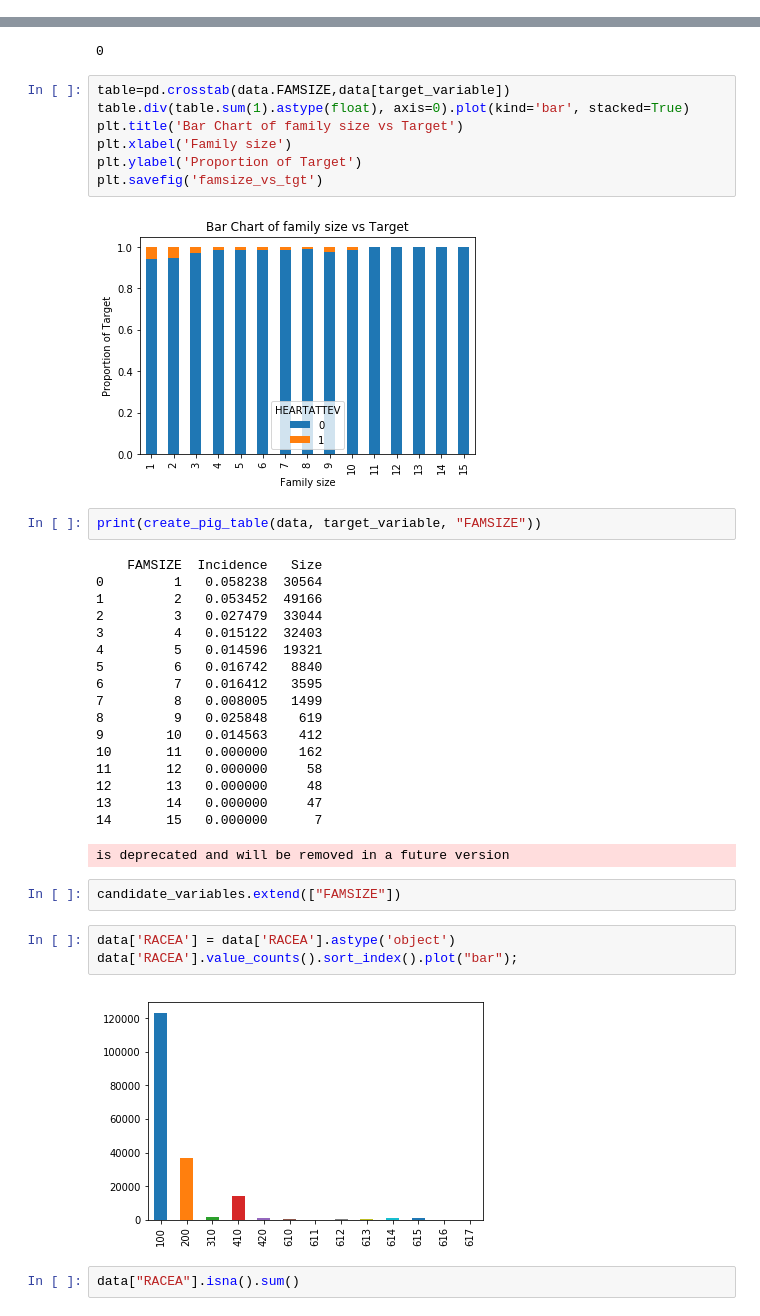
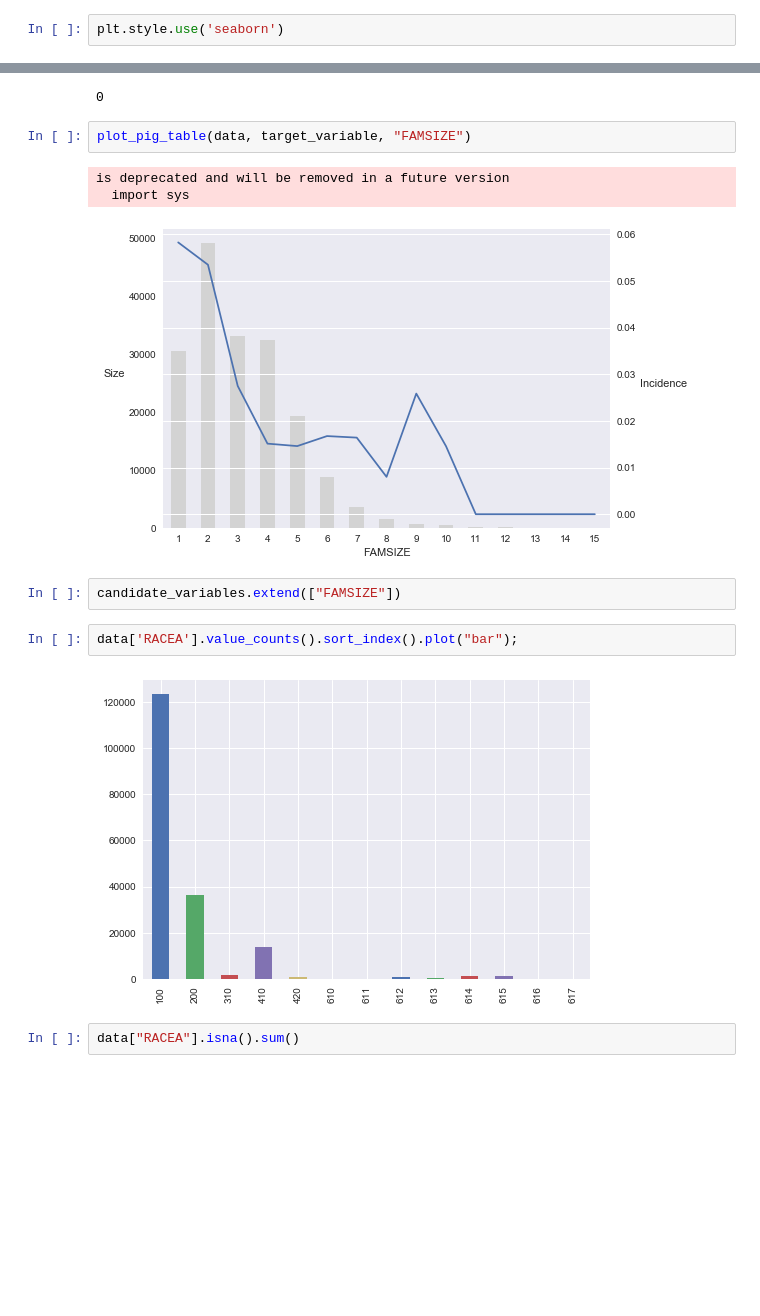
Before and after one commit to honshu77/DSA_project, a Jupyter notebook: IPUMS.ipynb, the cells around one changed output, grey strips where cells are left out. Saved outputs shown, nothing was run; the diff lists cells and outputs as text; blank space fills up the shorter version.

```diff
--- a/IPUMS.ipynb
+++ b/IPUMS.ipynb
@@ -16,4 +18,6 @@ from sklearn.ensemble.partial_dependence import partial_dependence, plot_partial
 import xgboost as xgb
+# %%
+plt.style.use('seaborn')
 # %%
 def logreg_auc(variables, target, basetable):
     X = basetable[variables]
@@ -278,42 +227,18 @@ data['FAMSIZE'].value_counts().sort_index().plot("bar");
 data["FAMSIZE"].isna().sum()
 # %% [output]
 0
-# %%
-table=pd.crosstab(data.FAMSIZE,data[target_variable])
-table.div(table.sum(1).astype(float), axis=0).plot(kind='bar', stacked=True)
-plt.title('Bar Chart of family size vs Target')
-plt.xlabel('Family size')
-plt.ylabel('Proportion of Target')
-plt.savefig('famsize_vs_tgt')
-# %% [output]
-[figure, removed]
 # %%
-print(create_pig_table(data, target_variable, "FAMSIZE"))
+plot_pig_table(data, target_variable, "FAMSIZE")
 # %% [output]
-    FAMSIZE  Incidence   Size
-0         1   0.058238  30564
-1         2   0.053452  49166
-2         3   0.027479  33044
-3         4   0.015122  32403
-4         5   0.014596  19321
-5         6   0.016742   8840
-6         7   0.016412   3595
-7         8   0.008005   1499
-8         9   0.025848    619
-9        10   0.014563    412
-10       11   0.000000    162
-11       12   0.000000     58
-12       13   0.000000     48
-13       14   0.000000     47
-14       15   0.000000      7
+is deprecated and will be removed in a future version
+  import sys
-is deprecated and will be removed in a future version
+[figure, added]
 # %%
 candidate_variables.extend(["FAMSIZE"])
 # %%
-data['RACEA'] = data['RACEA'].astype('object')
 data['RACEA'].value_counts().sort_index().plot("bar");
 # %% [output]
-[figure, old version]
+[figure, new version]
 # %%
 data["RACEA"].isna().sum()
 # %% [output]
```
Also changed, not shown: parts of 83 cells of this notebook.
